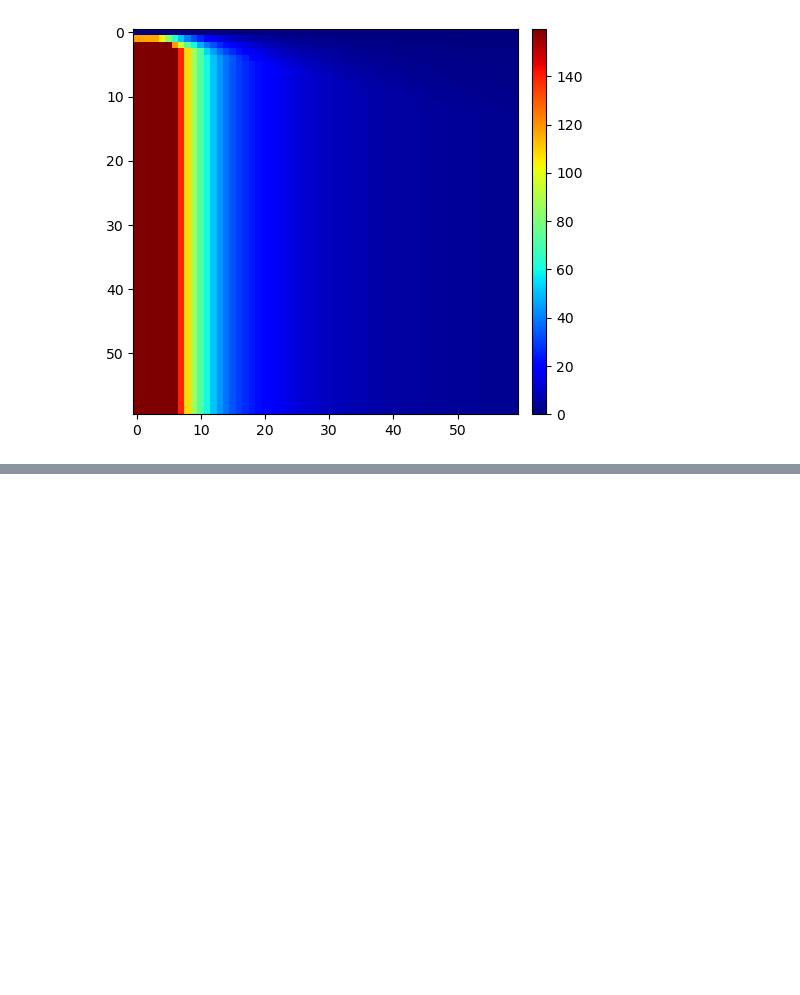
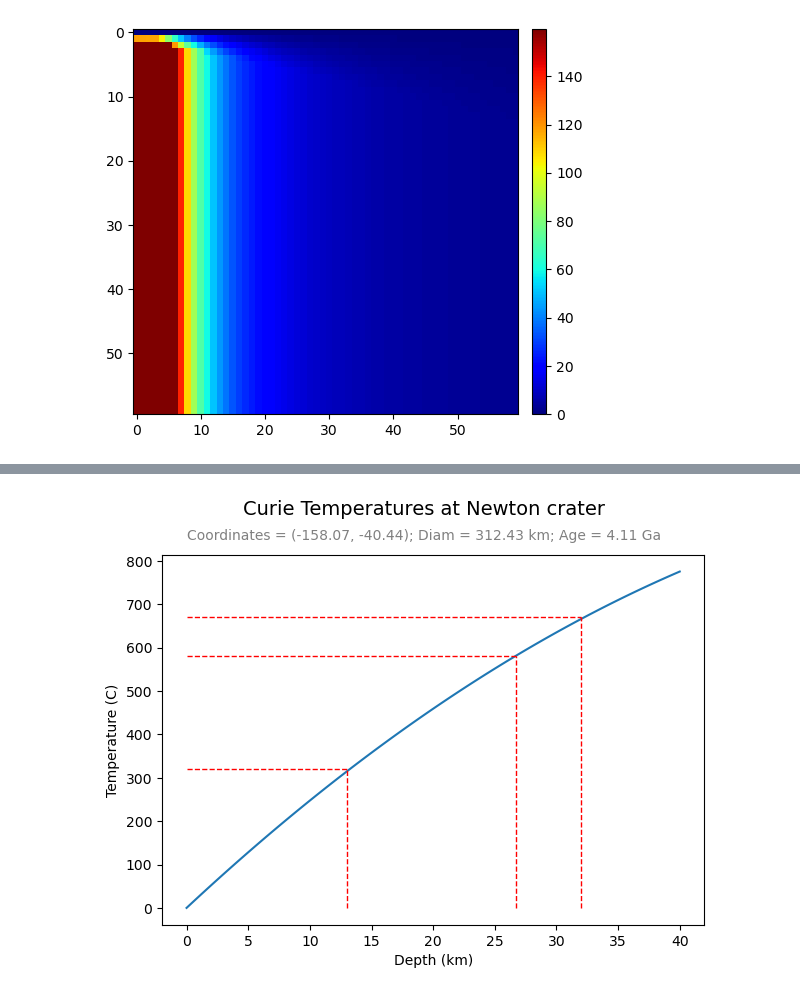
Before and after one commit to Humboldt-Penguin/Mars-Magnetics-Research, a Jupyter notebook: code/04_curie_depths/demag_analysis_v2.ipynb, the cells around one changed output, grey strips where cells are left out. Saved outputs shown, nothing was run; the diff lists cells and outputs as text; code cells hidden in the pictures; blank space fills up the shorter version.

```diff
--- a/code/04_curie_depths/demag_analysis_v2.ipynb
+++ b/code/04_curie_depths/demag_analysis_v2.ipynb
@@ -1174,0 +1244,79 @@ plt.colorbar(im, cax=cax)
+# %%
+Newton = {
+    "lon": -158.07,
+    "lat": -40.44,
+    "formation": 4.11e9,
+    "diameter_km": 312.43,
+}
+# %%
+thiscrater = Newton
+
+def tempAtDepth(lon, lat, t, depth_km, q_b_mW, volatile_adjusted = False):
+    '''WARNING: THIS IS A CONSTLY COMPUTATION bc `calc_H`, do not run this function for a large dataset :3'''
+
+    ## Work with luju's matfile
+    def calc_Qs(lon, lat):
+        datafolder = os.path.abspath(os.path.join(os.getcwd(), "data/crustal_heat_flow"))
+        matfile = sio.loadmat(os.path.abspath(os.path.join(datafolder, "HcrGRS_Hm0.mat")))
+        # print(matfile)
+        H_cr = matfile['nhf']
+        # H_cr = matfile['hf_m20']
+        x = -lat - 90
+        y = lon2clon(lon)
+        return (H_cr[int(x)][int(y)] * 10**-3) # file given in mW, convert to [W m^-2]
+
+
+    q_s = calc_Qs(lon,lat) # surface heat flow [W m^-2]
+    # q_b = 30e-3 # basal heat flow, parameter sweep this from 0-50 -- this is what we can figure out using sph harmonics and impact modelling!
+    q_b = q_b_mW * 10**-3 # basal heat flow, parameter sweep this from 0-50 -- this is what we can figure out using sph harmonics and impact modelling!
+    q_0 = q_s + q_b
+    k_cr = 2.5 # thermal conductivity of crust [W m^-1 K^-1]
+    rho = 2800 # density of crust [kg m^-3]
+    H = calc_H(lon, lat, t, volatile_adjusted) # heat production due to HPEs [W kg^-1]
+
+    depth_m = depth_km*1000
+
+
+    T = ((q_0 * depth_m)/(k_cr)) - ((rho * H * depth_m**2)/(2*k_cr))
+    return T
+
+
+############################################
+depths_km = np.linspace(0, 40, 100)
+# temps_C_hm0 = [tempAtDepth(henry["lon"], henry["lat"], henry["formation"], depth_km=z, q_b_mW = 0, volatile_adjusted = True) for z in depths_km]
+temps_C_hm30 = [tempAtDepth(thiscrater["lon"], thiscrater["lat"], thiscrater["formation"], depth_km=z, q_b_mW = 30, volatile_adjusted = True) for z in depths_km]
+# temps_C_hm50 = [tempAtDepth(henry["lon"], henry["lat"], henry["formation"], depth_km=z, q_b_mW = 50, volatile_adjusted = True) for z in depths_km]
+
+
+
+fig = plt.figure(figsize=(7,5))
+ax = plt.axes()
+
+# hm0, = ax.plot(depths_km, temps_C_hm0)
+hm30, = ax.plot(depths_km, temps_C_hm30)
+# hm50, = ax.plot(depths_km, temps_C_hm50)
+
+# ax.legend(
+#     handles = [hm0, hm30, hm50],
+#     labels = ["$q_b = 0$ mW", "$q_b = 30$ mW", "$q_b = 50$ mW"]
+# )
+# ax.set_title("Curie Temperatures at Newton crater \nCoords = (-158.07, -40.44); Diam = 312.43km; Age = 4.11 Ga)")
+plt.text(x=0.5, y=0.93, s="Curie Temperatures at Newton Crater", fontsize=14, ha="center", transform=fig.transFigure)
+plt.text(x=0.5, y=0.88, s= "Coordinates = (-158.07, -40.44); Diam = 312.43 km; Age = 4.11 Ga", fontsize=10, color='grey', ha="center", transform=fig.transFigure)
+plt.subplots_adjust(top=0.85, wspace=0.3)
+ax.set_xlabel("Depth (km)")
+ax.set_ylabel("Temperature (C)")
+
+
+ax.hlines(y=320, xmin=depths_km[0], xmax=13, colors='r', linestyles='--', lw=1)
+ax.vlines(x=13, ymin=temps_C_hm30[0], ymax=320, colors='r', linestyles='--', lw=1)
+
+ax.hlines(y=580, xmin=depths_km[0], xmax=26.7, colors='r', linestyles='--', lw=1)
+ax.vlines(x=26.7, ymin=temps_C_hm30[0], ymax=580, colors='r', linestyles='--', lw=1)
+
+ax.hlines(y=670, xmin=depths_km[0], xmax=32, colors='r', linestyles='--', lw=1)
+ax.vlines(x=32, ymin=temps_C_hm30[0], ymax=670, colors='r', linestyles='--', lw=1)
+
+plt.show(ax)
+# %% [output]
+[figure, added]
```
Also changed, not shown: parts of 7 cells of this notebook, 1 other file.
